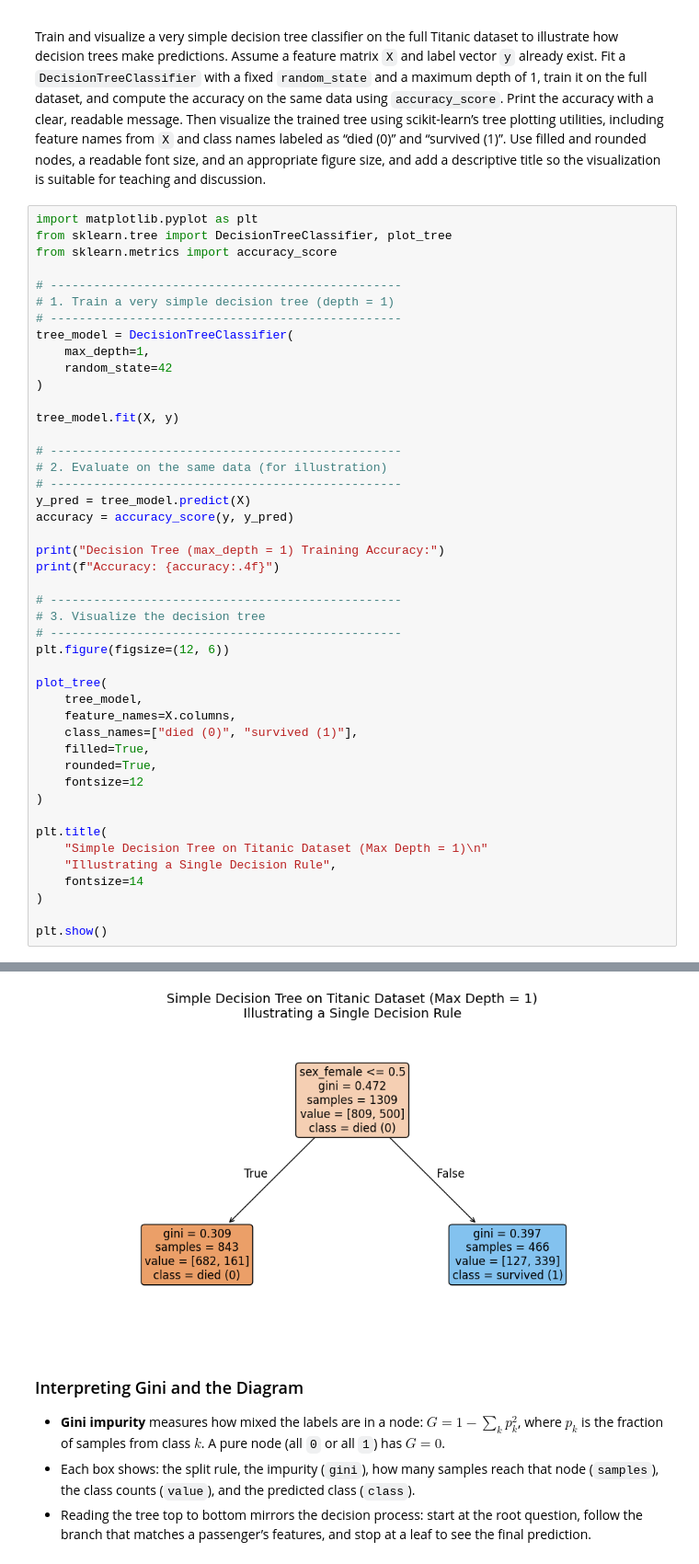
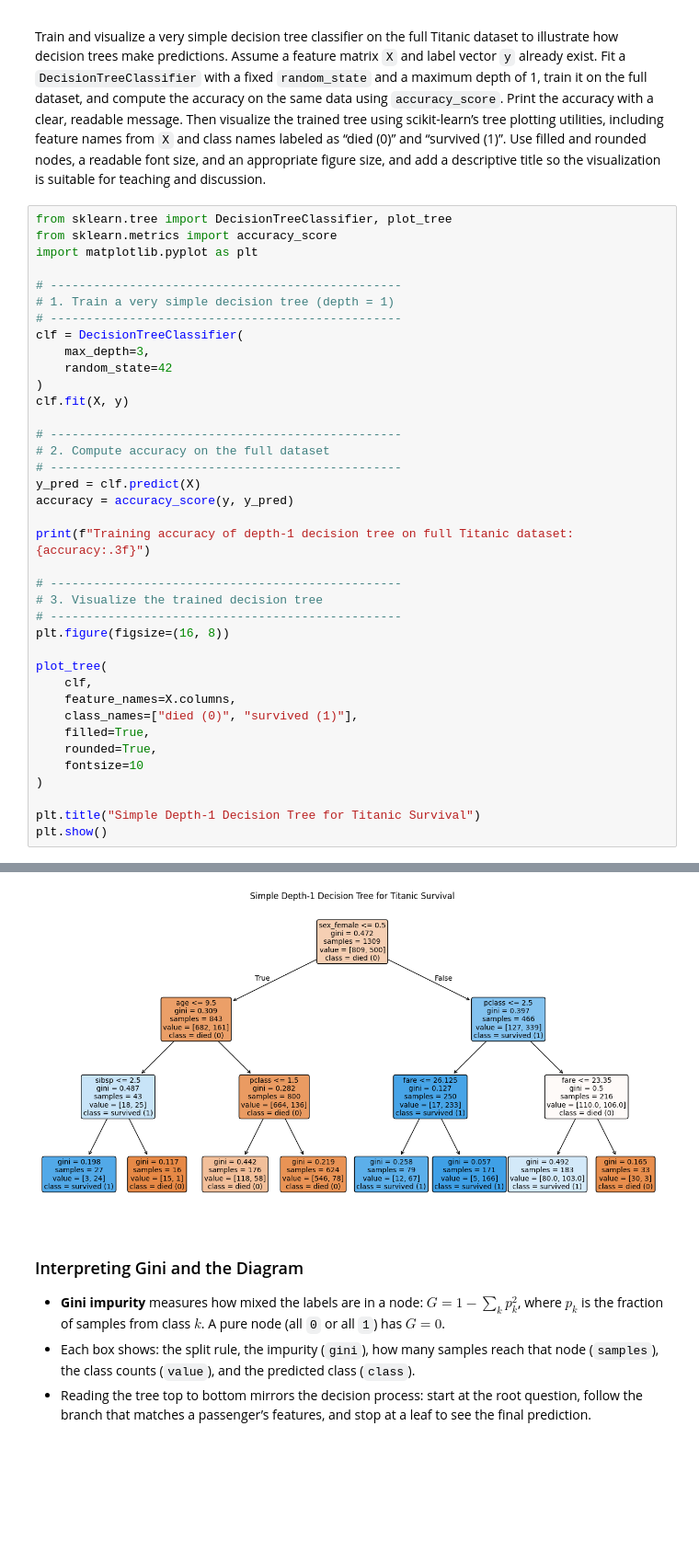
Before and after one commit to Virajhub2004/MEDICAL-AI, a Jupyter notebook: lessons/04-Supervised-ML/04-Supervised-ML-completed.ipynb, the cells around one changed output, grey strips where cells are left out. Shown at 92% size. Saved outputs shown, nothing was run; the diff lists cells and outputs as text; blank space fills up the shorter version.

```diff
--- a/lessons/04-Supervised-ML/04-Supervised-ML-completed.ipynb
+++ b/lessons/04-Supervised-ML/04-Supervised-ML-completed.ipynb
@@ -489,48 +489,41 @@ First few rows of X:
 
 Train and visualize a very simple decision tree classifier on the full Titanic dataset to illustrate how decision trees make predictions. Assume a feature matrix `X` and label vector `y` already exist. Fit a `DecisionTreeClassifier` with a fixed `random_state` and a maximum depth of 1, train it on the full dataset, and compute the accuracy on the same data using `accuracy_score`. Print the accuracy with a clear, readable message. Then visualize the trained tree using scikit-learn’s tree plotting utilities, including feature names from `X` and class names labeled as “died (0)” and “survived (1)”. Use filled and rounded nodes, a readable font size, and an appropriate figure size, and add a descriptive title so the visualization is suitable for teaching and discussion.
 # %%
-import matplotlib.pyplot as plt
 from sklearn.tree import DecisionTreeClassifier, plot_tree
 from sklearn.metrics import accuracy_score
+import matplotlib.pyplot as plt
 
 # -------------------------------------------------
 # 1. Train a very simple decision tree (depth = 1)
 # -------------------------------------------------
-tree_model = DecisionTreeClassifier(
-    max_depth=1,
+clf = DecisionTreeClassifier(
+    max_depth=3,
     random_state=42
 )
-
-tree_model.fit(X, y)
+clf.fit(X, y)
 
 # -------------------------------------------------
-# 2. Evaluate on the same data (for illustration)
+# 2. Compute accuracy on the full dataset
 # -------------------------------------------------
-y_pred = tree_model.predict(X)
+y_pred = clf.predict(X)
 accuracy = accuracy_score(y, y_pred)
 
-print("Decision Tree (max_depth = 1) Training Accuracy:")
-print(f"Accuracy: {accuracy:.4f}")
+print(f"Training accuracy of depth-1 decision tree on full Titanic dataset: {accuracy:.3f}")
 
 # -------------------------------------------------
-# 3. Visualize the decision tree
+# 3. Visualize the trained decision tree
 # -------------------------------------------------
-plt.figure(figsize=(12, 6))
+plt.figure(figsize=(16, 8))
 
 plot_tree(
-    tree_model,
+    clf,
     feature_names=X.columns,
     class_names=["died (0)", "survived (1)"],
     filled=True,
     rounded=True,
-    fontsize=12
+    fontsize=10
 )
 
-plt.title(
-    "Simple Decision Tree on Titanic Dataset (Max Depth = 1)\n"
-    "Illustrating a Single Decision Rule",
-    fontsize=14
-)
-
+plt.title("Simple Depth-1 Decision Tree for Titanic Survival")
 plt.show()
 # %% [output]
@@ -539,4 +531,4 @@ Accuracy: 0.7800
-[figure, old version]
+[figure, new version]
 # %% [markdown]
 ### Interpreting Gini and the Diagram
 
```
Also changed, not shown: parts of 4 cells of this notebook, 1 other file.
